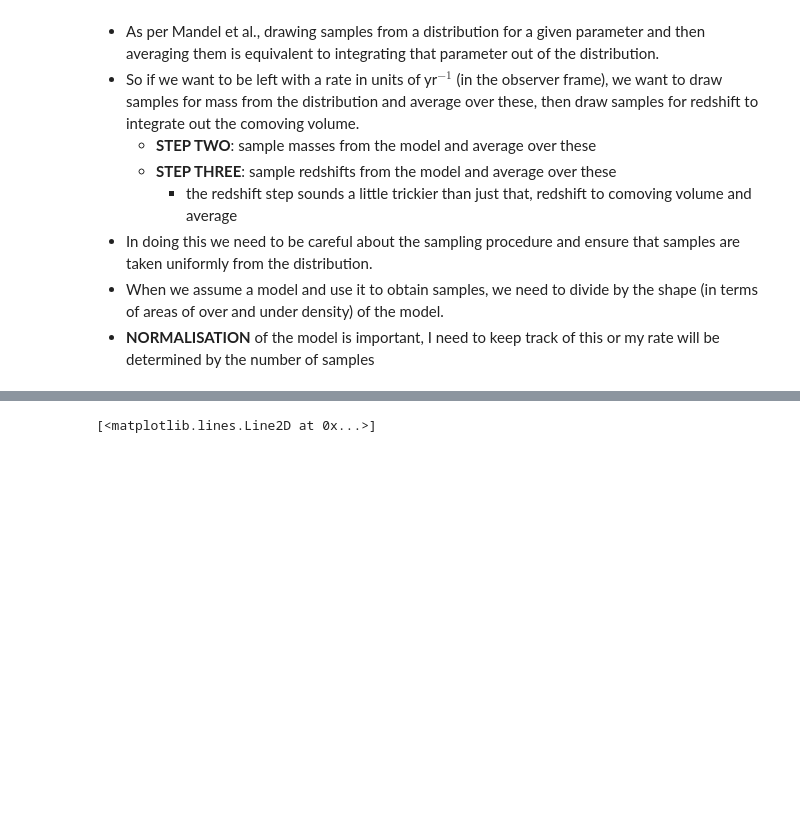
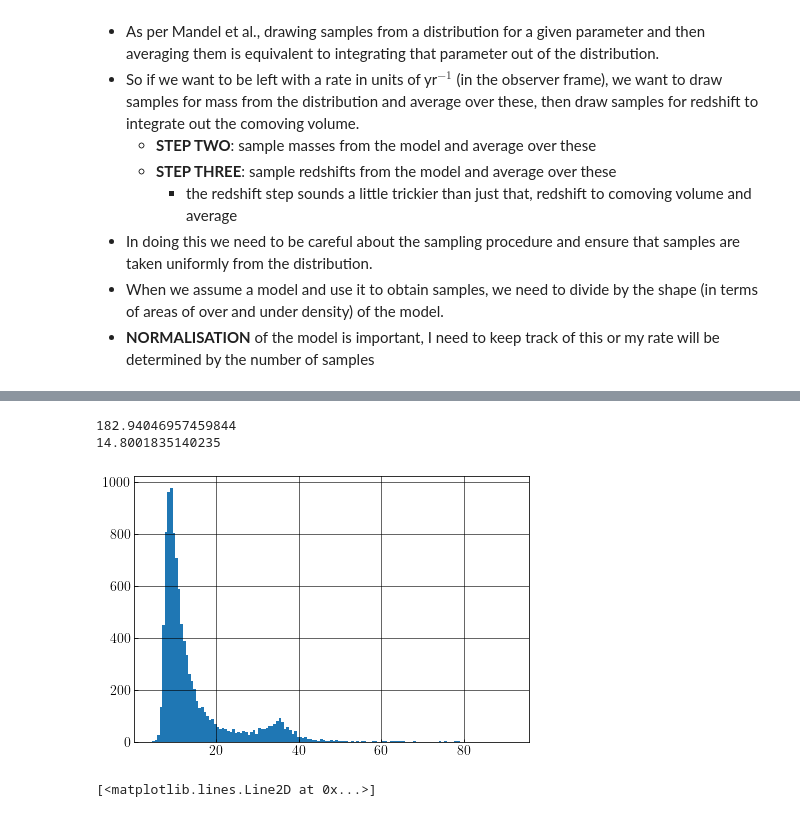
Before and after one commit to jhyland01/p_astro_project, a Jupyter notebook: event_rate.ipynb, the cells around one changed output, grey strips where cells are left out. Saved outputs shown, nothing was run; the diff lists cells and outputs as text; code cells hidden in the pictures; blank space fills up the shorter version.

```diff
--- a/event_rate.ipynb
+++ b/event_rate.ipynb
@@ -238,3 +242,27 @@ h5 = h5py.File(O3a_PPD,'r')
+# %%
+# generate some random number between 0 and 1
+uniform_vals = np.random.uniform(0,1,10000)
+
+# create cdf
+# units of per mass
+PP_mass_cdf = np.cumsum(mass_1_ppd)
+print(PP_mass_cdf[-1])
+PP_mass_cdf = (PP_mass_cdf - PP_mass_cdf[0])
+PP_mass_cdf /= PP_mass_cdf[-1]
+
+# interpolate to create a function that maps from the y axis of the cdf to the corresponding x value and feed this the uniform_vals
+mass_samp = np.interp(uniform_vals, PP_mass_cdf, mass_1)
+
+# plot the samples
+plt.hist(mass_samp, bins='auto')
+
+# average of samples
+av_mass_samp = np.average(mass_samp)
+print(av_mass_samp)
+# %% [output]
+182.94046957459844
+14.8001835140235
+[figure, added]
 # %%
 plt.plot(h5['lines']['mass_1'][1])
 # %% [output]
```
Also changed, not shown: parts of 5 cells of this notebook, 3 other files.
